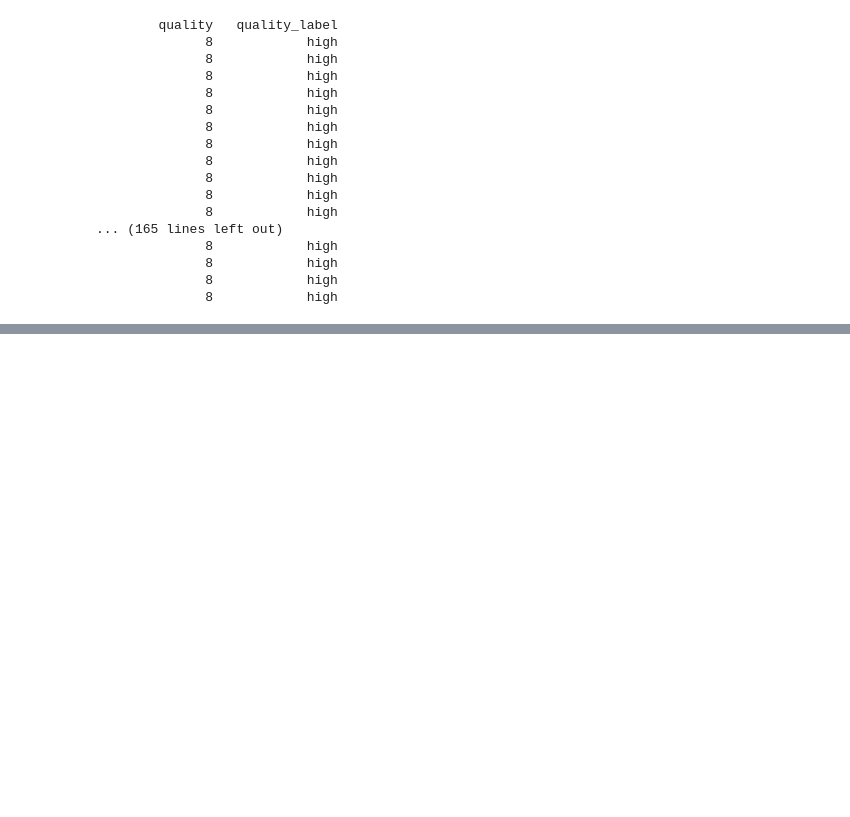
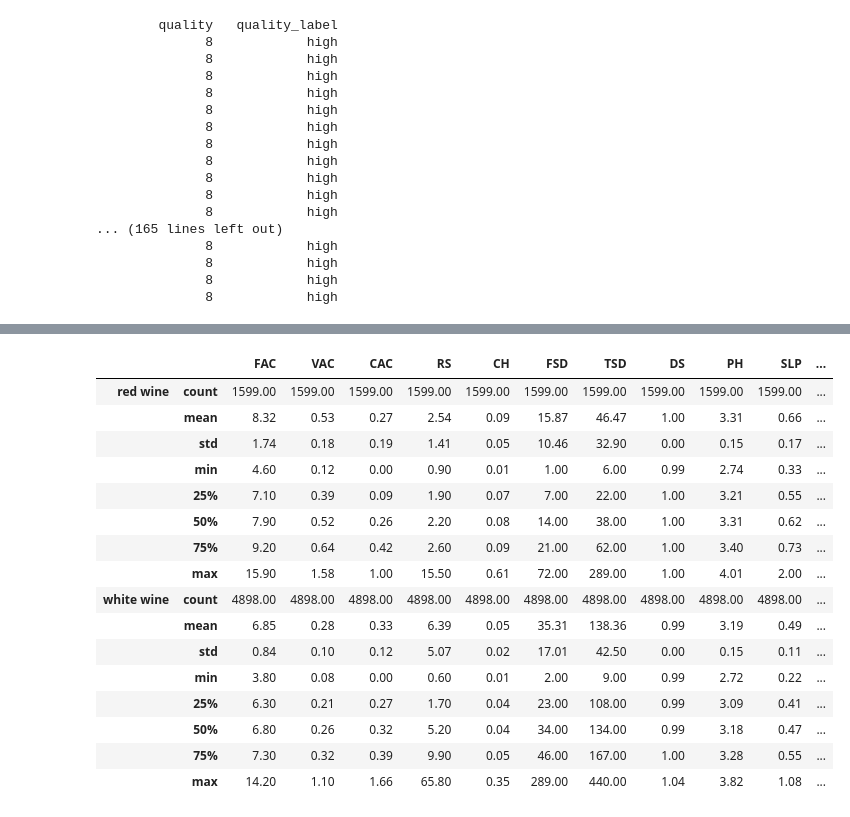
Before and after one commit to MarjilaRahmaty/Project1-Wine-analysis, a Jupyter notebook: Wine-EDA.ipynb, the cells around one changed output, grey strips where cells are left out. Cells and saved outputs as stored; diff of their text form; code cells hidden in the pictures; blank space fills up the shorter version.

```diff
--- a/Wine-EDA.ipynb
+++ b/Wine-EDA.ipynb
@@ -274,0 +385,34 @@ else:
+# %%
+# concat two data sets using concat operation
+col_alis = {
+    'fixed acidity':'FAC', 'volatile acidity':'VAC', 'citric acid':'CAC', 'residual sugar':'RS',
+       'chlorides':'CH', 'free sulfur dioxide':'FSD', 'total sulfur dioxide':'TSD', 'density':'DS',
+       'pH':'PH', 'sulphates':'SLP', 'alcohol':'ALC', 'quality':'Q', 'quality_label':'QL'
+}
+red_df = red_wine.copy()
+white_df = white_wine.copy()
+
+red_df.rename(columns= col_alis , inplace= True)
+white_df.rename(columns=col_alis, inplace= True)
+
+red_d = red_df.describe().round(2)
+white_d = white_df.describe().round(2)
+pd.concat([red_d  ,white_d], keys=['red wine', 'white wine'])
+# %% [output]
+|  |  | FAC | VAC | CAC | RS | CH | FSD | TSD | DS | PH | SLP | ... |
+| red wine | count | 1599.00 | 1599.00 | 1599.00 | 1599.00 | 1599.00 | 1599.00 | 1599.00 | 1599.00 | 1599.00 | 1599.00 | ... |
+|  | mean | 8.32 | 0.53 | 0.27 | 2.54 | 0.09 | 15.87 | 46.47 | 1.00 | 3.31 | 0.66 | ... |
+|  | std | 1.74 | 0.18 | 0.19 | 1.41 | 0.05 | 10.46 | 32.90 | 0.00 | 0.15 | 0.17 | ... |
+|  | min | 4.60 | 0.12 | 0.00 | 0.90 | 0.01 | 1.00 | 6.00 | 0.99 | 2.74 | 0.33 | ... |
+|  | 25% | 7.10 | 0.39 | 0.09 | 1.90 | 0.07 | 7.00 | 22.00 | 1.00 | 3.21 | 0.55 | ... |
+|  | 50% | 7.90 | 0.52 | 0.26 | 2.20 | 0.08 | 14.00 | 38.00 | 1.00 | 3.31 | 0.62 | ... |
+|  | 75% | 9.20 | 0.64 | 0.42 | 2.60 | 0.09 | 21.00 | 62.00 | 1.00 | 3.40 | 0.73 | ... |
+|  | max | 15.90 | 1.58 | 1.00 | 15.50 | 0.61 | 72.00 | 289.00 | 1.00 | 4.01 | 2.00 | ... |
+| white wine | count | 4898.00 | 4898.00 | 4898.00 | 4898.00 | 4898.00 | 4898.00 | 4898.00 | 4898.00 | 4898.00 | 4898.00 | ... |
+|  | mean | 6.85 | 0.28 | 0.33 | 6.39 | 0.05 | 35.31 | 138.36 | 0.99 | 3.19 | 0.49 | ... |
+|  | std | 0.84 | 0.10 | 0.12 | 5.07 | 0.02 | 17.01 | 42.50 | 0.00 | 0.15 | 0.11 | ... |
+|  | min | 3.80 | 0.08 | 0.00 | 0.60 | 0.01 | 2.00 | 9.00 | 0.99 | 2.72 | 0.22 | ... |
+|  | 25% | 6.30 | 0.21 | 0.27 | 1.70 | 0.04 | 23.00 | 108.00 | 0.99 | 3.09 | 0.41 | ... |
+|  | 50% | 6.80 | 0.26 | 0.32 | 5.20 | 0.04 | 34.00 | 134.00 | 0.99 | 3.18 | 0.47 | ... |
+|  | 75% | 7.30 | 0.32 | 0.39 | 9.90 | 0.05 | 46.00 | 167.00 | 1.00 | 3.28 | 0.55 | ... |
+|  | max | 14.20 | 1.10 | 1.66 | 65.80 | 0.35 | 289.00 | 440.00 | 1.04 | 3.82 | 1.08 | ... |
```
Also changed, not shown: parts of 17 cells of this notebook.
